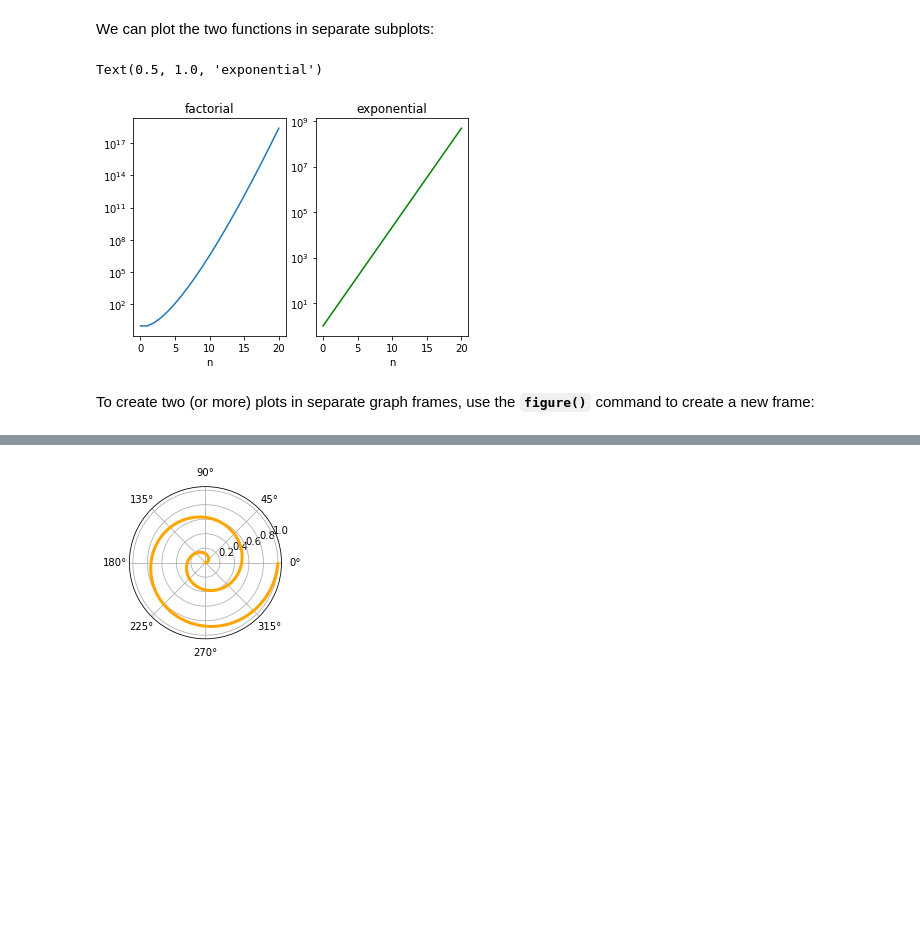
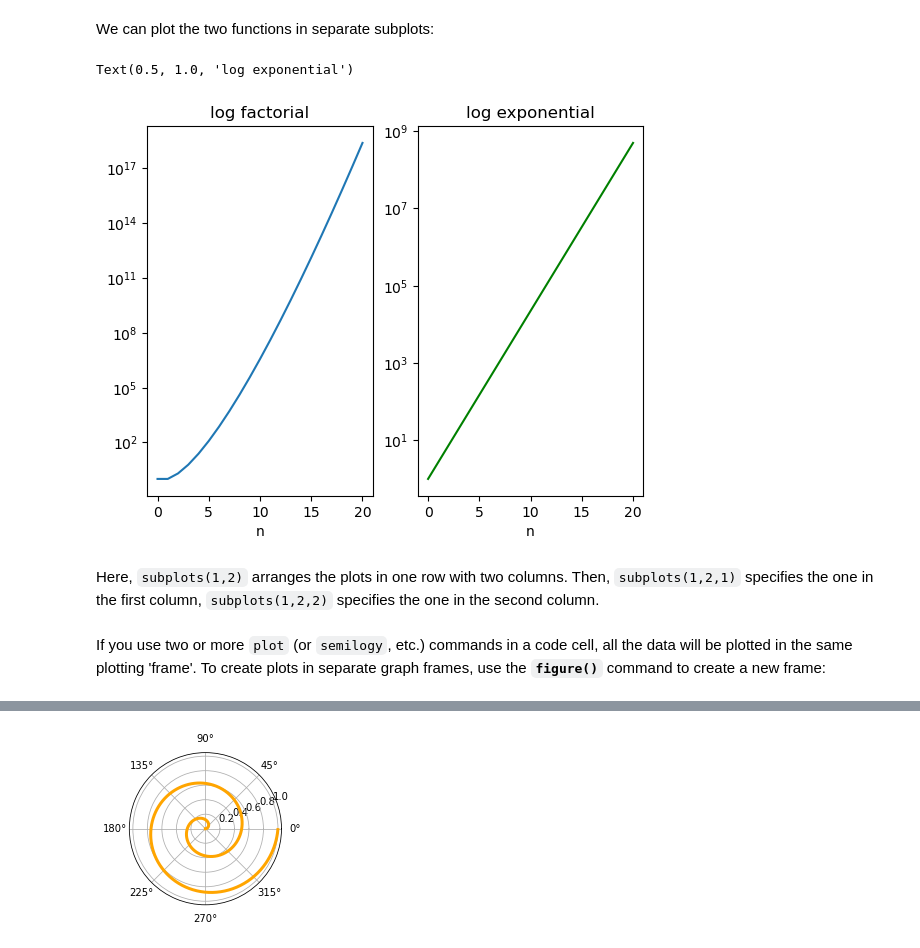
Before and after one commit to BrynMawrCollege/TIDES, a Jupyter notebook: notebooks/Computational_Module-01B-PythonIntro.ipynb, the cells around one changed output, grey strips where cells are left out. Saved outputs shown, nothing was run; the diff lists cells and outputs as text; code cells hidden in the pictures; blank space fills up the shorter version.

```diff
--- a/notebooks/Computational_Module-01B-PythonIntro.ipynb
+++ b/notebooks/Computational_Module-01B-PythonIntro.ipynb
@@ -862,11 +935,10 @@ Now back to creating the list of exponential values...
 # %%
-import math
-explist = []                      # create empty list
+exp_list = []                    # create empty list
 
 for i in range(21):
-    explist.append(math.e ** i)   # append element e**i to the list as i runs from 0 to 20
+    exp_list.append(np.e ** i)   # append element e**i to the list as i runs from 0 to 15
 
-print(explist)
+print(exp_list)
 # %% [output]
 [1.0, 2.718281828459045, 7.3890560989306495, 20.085536923187664, 54.59815003314423, 148.41315910257657, 403.428793492735, 1096.6331584284583, 2980.957987041727, 8103.08392757538, 22026.465794806703, 5 ...
 # %% [markdown]
@@ -874,8 +946,8 @@ To use method (ii), we need to create a set of values 1-20 and then compute the
 # %%
-intarray = np.arange(0,21,1,'i')   # array of integers 0 --> 20
+int_array = np.arange(0,21,1,'i')   # array of integers 0 --> 20
 
-explist = np.exp(intarray)         # compute exponentials of all array elements
-print(explist)
+exp_list = np.exp(int_array)         # compute exponentials of all array elements
+print(exp_list)
 # %% [output]
 [1.00000000e+00 2.71828183e+00 7.38905610e+00 2.00855369e+01
  5.45981500e+01 1.48413159e+02 4.03428793e+02 1.09663316e+03
@@ -890,10 +962,10 @@ Next let's generate the factorials, first using method (i):
 # %%
-factlist = []                             # create empty list
+fact_list = []                             # create empty list
 
 for i in range(21):
-    factlist.append(math.factorial(i))    # compute newest value and append to list
+    fact_list.append(np.math.factorial(i))    # compute newest value and append to list
 
-print(factlist)
+print(fact_list)
 # %% [output]
 [1, 1, 2, 6, 24, 120, 720, 5040, 40320, 362880, 3628800, 39916800, 479001600, 6227020800, 87178291200, 1307674368000, 20922789888000, 355687428096000, 6402373705728000, 121645100408832000, 24329020081 ...
 # %% [markdown]
@@ -985,19 +1062,21 @@ Note that, as you'd expect, the exponential function is linear in a semilog plot
 # %% [markdown]
 We can plot the two functions in separate subplots:
 # %%
-subplots(1,2)
-subplot(1,2,1)
-semilogy(factlist)
+subplots(1,2)                 # specify arrangement of subplots: here, 1 row with 2 columns
+subplot(1,2,1)                # create the first subplot; the third number (1) labels it
+semilogy(fact_list)
 xlabel("n")
-title('factorial')
+title('log factorial')
 
-subplot(1,2,2)
-semilogy(explist,color='g')
+subplot(1,2,2)                # create the second subplot
+semilogy(exp_list,color='g')
 xlabel("n")
-title('exponential')
+title('log exponential')
 # %% [output]
-Text(0.5, 1.0, 'exponential')
+Text(0.5, 1.0, 'log exponential')
-[figure, old version]
+[figure, new version]
+# %% [markdown]
+Here, `subplots(1,2)` arranges the plots in one row with two columns.  Then, `subplots(1,2,1)` specifies the one in the first column, `subplots(1,2,2)` specifies the one in the second column.
 # %% [markdown]
-To create two (or more) plots in separate graph frames, use the **`figure()`** command to create a new frame:
+If you use two or more `plot` (or `semilogy`, etc.) commands in a code cell, all the data will be plotted in the same plotting 'frame'.  To create plots in separate graph frames, use the **`figure()`** command to create a new frame:
 # %%
```
Also changed, not shown: parts of 92 cells of this notebook, 16 other files.
